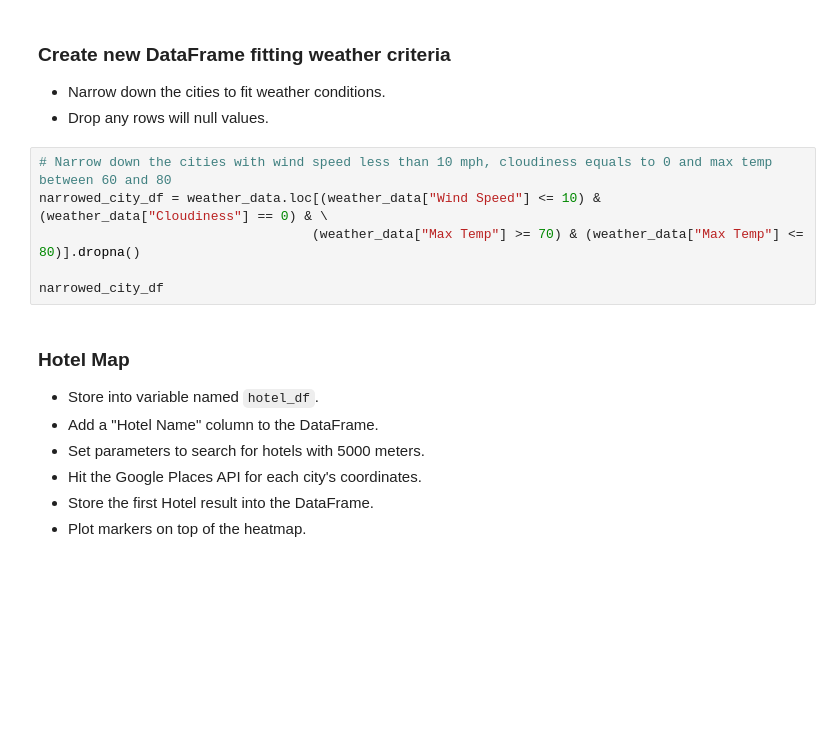
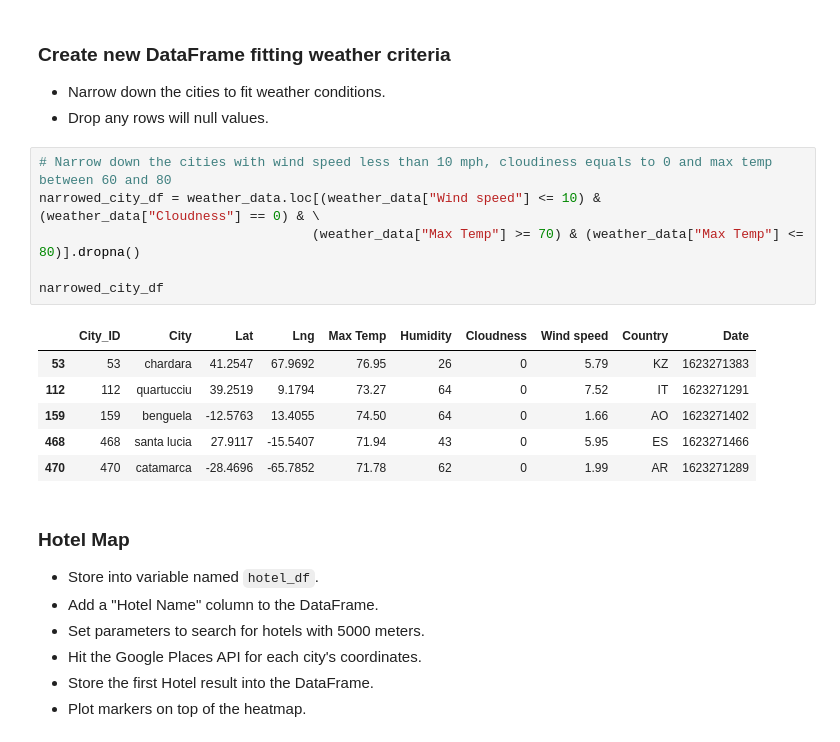
Before and after one commit to IRFedorova/python-api-challenge, a Jupyter notebook: Vacation.ipynb, the cells around one changed output. Saved outputs shown, nothing was run; the diff lists cells and outputs as text; blank space fills up the shorter version.

```diff
--- a/Vacation.ipynb
+++ b/Vacation.ipynb
@@ -82,10 +82,17 @@ max_intensity
 * Drop any rows will null values.
 # %%
 # Narrow down the cities with wind speed less than 10 mph, cloudiness equals to 0 and max temp between 60 and 80
-narrowed_city_df = weather_data.loc[(weather_data["Wind Speed"] <= 10) & (weather_data["Cloudiness"] == 0) & \
+narrowed_city_df = weather_data.loc[(weather_data["Wind speed"] <= 10) & (weather_data["Cloudness"] == 0) & \
                                    (weather_data["Max Temp"] >= 70) & (weather_data["Max Temp"] <= 80)].dropna()
 
 narrowed_city_df
+# %% [output]
+|  | City_ID | City | Lat | Lng | Max Temp | Humidity | Cloudness | Wind speed | Country | Date |
+| 53 | 53 | chardara | 41.2547 | 67.9692 | 76.95 | 26 | 0 | 5.79 | KZ | 1623271383 |
+| 112 | 112 | quartucciu | 39.2519 | 9.1794 | 73.27 | 64 | 0 | 7.52 | IT | 1623271291 |
+| 159 | 159 | benguela | -12.5763 | 13.4055 | 74.50 | 64 | 0 | 1.66 | AO | 1623271402 |
+| 468 | 468 | santa lucia | 27.9117 | -15.5407 | 71.94 | 43 | 0 | 5.95 | ES | 1623271466 |
+| 470 | 470 | catamarca | -28.4696 | -65.7852 | 71.78 | 62 | 0 | 1.99 | AR | 1623271289 |
 # %% [markdown]
 ### Hotel Map
 * Store into variable named `hotel_df`.
```
Also changed, not shown: parts of 7 cells of this notebook, 17 other files.
